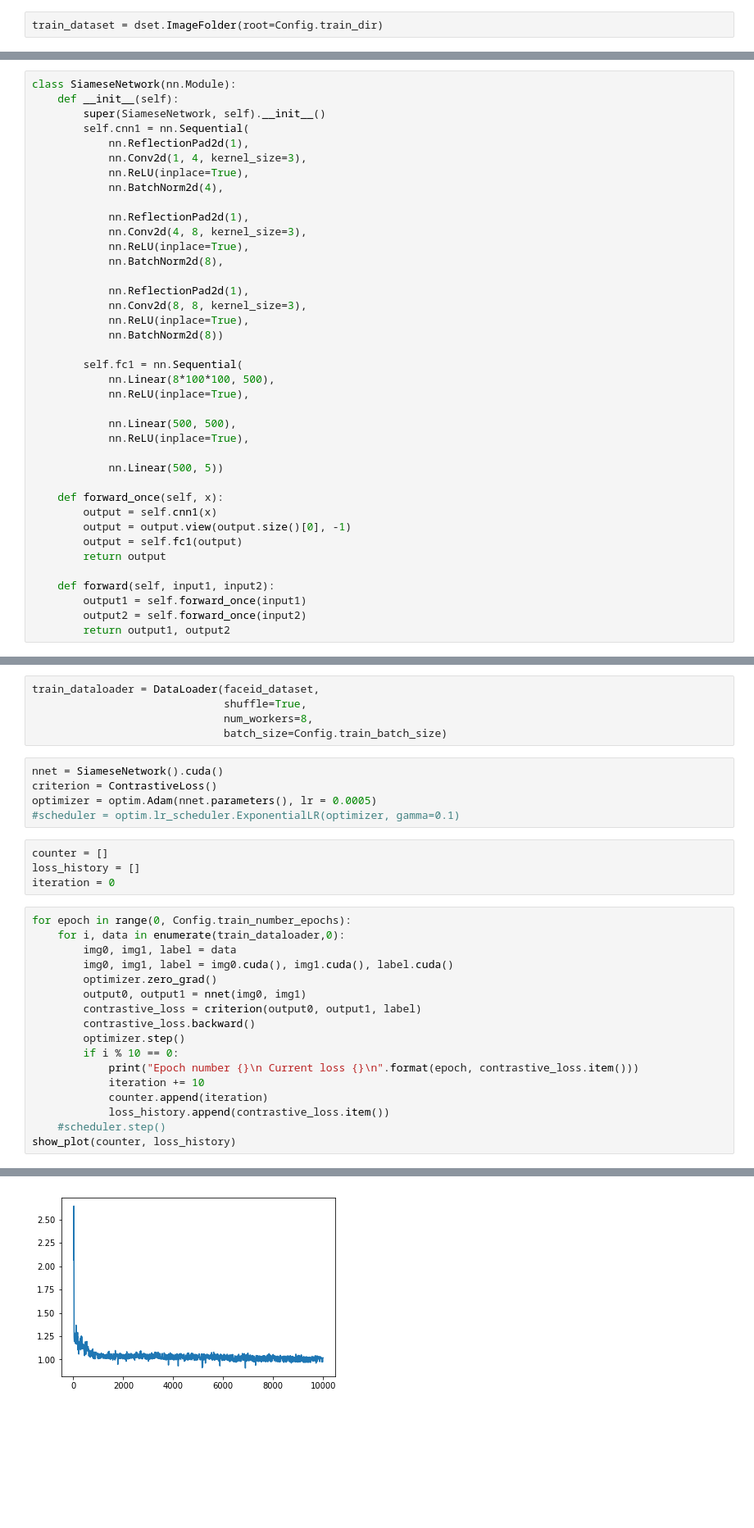
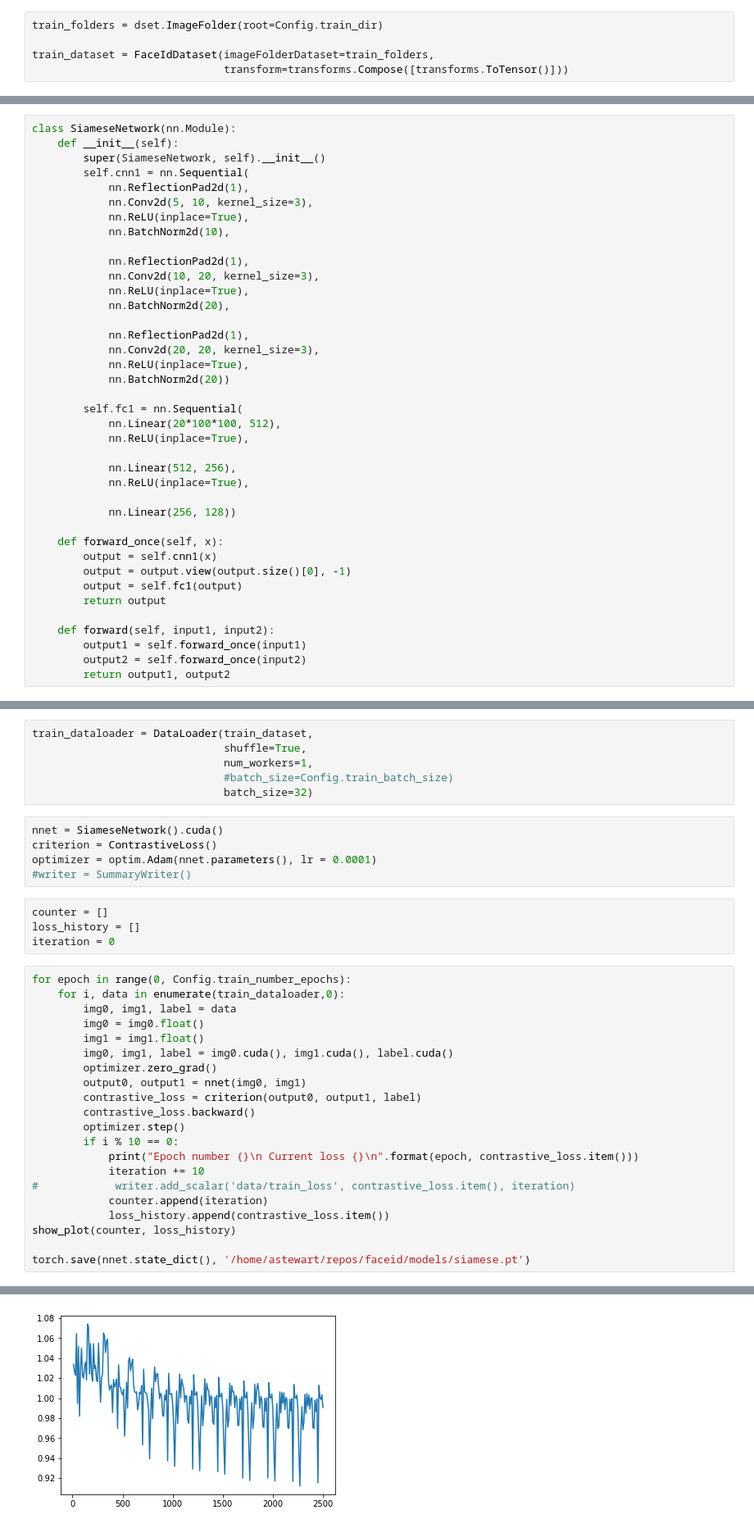
Before and after one commit to semperstew/faceid, a Jupyter notebook: faceid_pytorch.ipynb, the cells around one changed output, grey strips where cells are left out. Shown: that part at 82% size. Saved outputs shown, nothing was run; the diff lists cells and outputs as text; blank space fills up the shorter version.

```diff
--- a/faceid_pytorch.ipynb
+++ b/faceid_pytorch.ipynb
@@ -84,4 +90,7 @@ class FaceIdDataset(Dataset):
     def __len__(self):
         return len(self.imageFolderDataset.imgs)
 # %%
-train_dataset = dset.ImageFolder(root=Config.train_dir)
+train_folders = dset.ImageFolder(root=Config.train_dir)
+
+train_dataset = FaceIdDataset(imageFolderDataset=train_folders,
+                              transform=transforms.Compose([transforms.ToTensor()]))
@@ -112,28 +118,28 @@ class SiameseNetwork(nn.Module):
         super(SiameseNetwork, self).__init__()
         self.cnn1 = nn.Sequential(
             nn.ReflectionPad2d(1),
-            nn.Conv2d(1, 4, kernel_size=3),
+            nn.Conv2d(5, 10, kernel_size=3),
             nn.ReLU(inplace=True),
-            nn.BatchNorm2d(4),
+            nn.BatchNorm2d(10),
 
             nn.ReflectionPad2d(1),
-            nn.Conv2d(4, 8, kernel_size=3),
+            nn.Conv2d(10, 20, kernel_size=3),
             nn.ReLU(inplace=True),
-            nn.BatchNorm2d(8),
+            nn.BatchNorm2d(20),
 
             nn.ReflectionPad2d(1),
-            nn.Conv2d(8, 8, kernel_size=3),
+            nn.Conv2d(20, 20, kernel_size=3),
             nn.ReLU(inplace=True),
-            nn.BatchNorm2d(8))
+            nn.BatchNorm2d(20))
 
         self.fc1 = nn.Sequential(
-            nn.Linear(8*100*100, 500),
+            nn.Linear(20*100*100, 512),
             nn.ReLU(inplace=True),
 
-            nn.Linear(500, 500),
+            nn.Linear(512, 256),
             nn.ReLU(inplace=True),
 
-            nn.Linear(500, 5))
+            nn.Linear(256, 128))
 
     def forward_once(self, x):
         output = self.cnn1(x)
@@ -162,15 +168,16 @@ class ContrastiveLoss(nn.Module):
 # %% [markdown]
 # Train...
 # %%
-train_dataloader = DataLoader(faceid_dataset,
+train_dataloader = DataLoader(train_dataset,
                               shuffle=True,
-                              num_workers=8,
-                              batch_size=Config.train_batch_size)
+                              num_workers=1,
+                              #batch_size=Config.train_batch_size)
+                              batch_size=32)
 # %%
 nnet = SiameseNetwork().cuda()
 criterion = ContrastiveLoss()
-optimizer = optim.Adam(nnet.parameters(), lr = 0.0005)
-#scheduler = optim.lr_scheduler.ExponentialLR(optimizer, gamma=0.1)
+optimizer = optim.Adam(nnet.parameters(), lr = 0.0001)
+#writer = SummaryWriter()
 # %%
 counter = []
 loss_history = []
@@ -179,6 +186,8 @@ iteration = 0
 for epoch in range(0, Config.train_number_epochs):
     for i, data in enumerate(train_dataloader,0):
         img0, img1, label = data
+        img0 = img0.float()
+        img1 = img1.float()
         img0, img1, label = img0.cuda(), img1.cuda(), label.cuda()
         optimizer.zero_grad()
         output0, output1 = nnet(img0, img1)
@@ -188,9 +197,11 @@ for epoch in range(0, Config.train_number_epochs):
         if i % 10 == 0:
             print("Epoch number {}\n Current loss {}\n".format(epoch, contrastive_loss.item()))
             iteration += 10
+#            writer.add_scalar('data/train_loss', contrastive_loss.item(), iteration)
             counter.append(iteration)
             loss_history.append(contrastive_loss.item())
-    #scheduler.step()
 show_plot(counter, loss_history)
+
+torch.save(nnet.state_dict(), '/home/astewart/repos/faceid/models/siamese.pt')
 # %% [output]
 Epoch number 0
@@ -213 +224 @@ Epoch number 999
-[figure, old version]
+[figure, new version]
```
Also changed, not shown: parts of 17 cells of this notebook, 1 other file.
